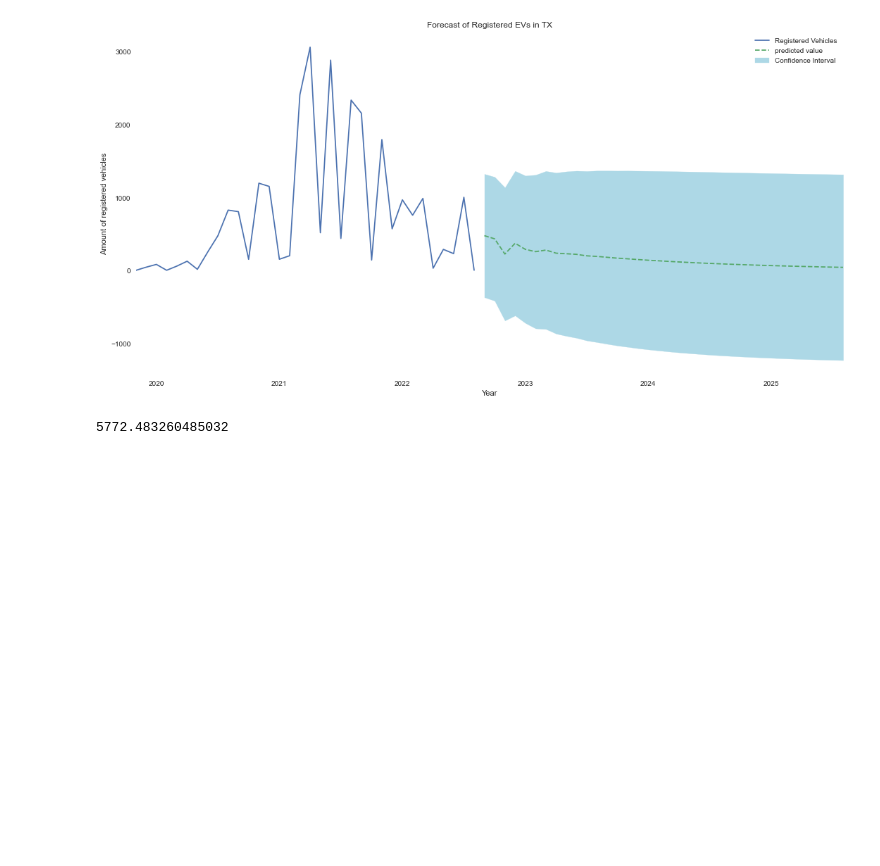
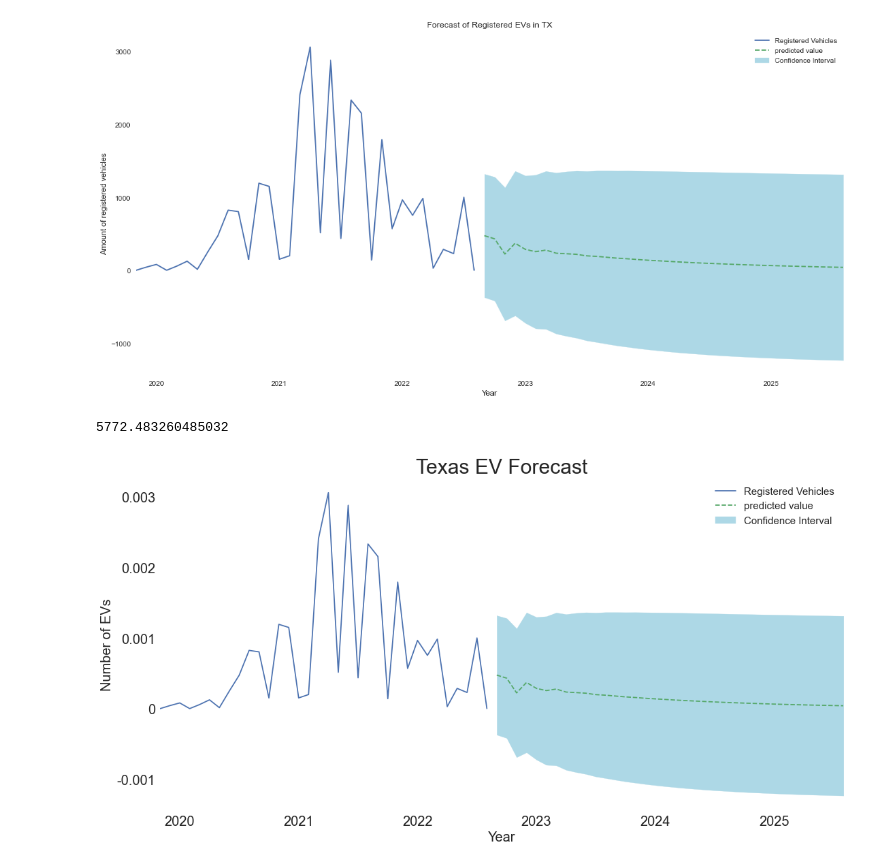
Before and after one commit to Dmoreir1/Capstone-Project--DS-Flatiron, a Jupyter notebook: Draft TX.ipynb, the cells around one changed output. Drawn from its saved outputs; the diff is of its cells as text; code cells hidden in the pictures; blank space fills up the shorter version.

```diff
--- a/Draft TX.ipynb
+++ b/Draft TX.ipynb
@@ -346,3 +346,29 @@ plt.show()
 future_prediction['prediction'].sum()
 # %% [output]
 5772.483260485032
+# %%
+sns.set_style(style='white')
+fig, ax = plt.subplots()
+combined.plot(ax=ax,label='Actual')
+
+
+future_prediction['prediction'].plot(ax=ax,label='predicted value',ls='--')
+
+ax.fill_between(x= future_prediction.index, y1= future_prediction['lower'],
+                y2= future_prediction['upper'], color = 'lightblue',
+                label='Confidence Interval')
+
+
+ax.set_xlabel('Year',fontsize=20)
+plt.xticks(fontsize=20)
+ax.set_ylabel('Number of EVs',fontsize=20)
+plt.yticks(fontsize=20)
+
+# scale_y = 1e5
+ticks_y = ticker.FuncFormatter(lambda x, pos: '{0:g}'.format(x/scale_y))
+ax.yaxis.set_major_formatter(ticks_y)
+ax.set_title('Texas EV Forecast',fontsize=30)
+plt.legend(fontsize = 15)
+plt.show()
+# %% [output]
+[figure, added]
```
Also changed, not shown: 2 other files.
